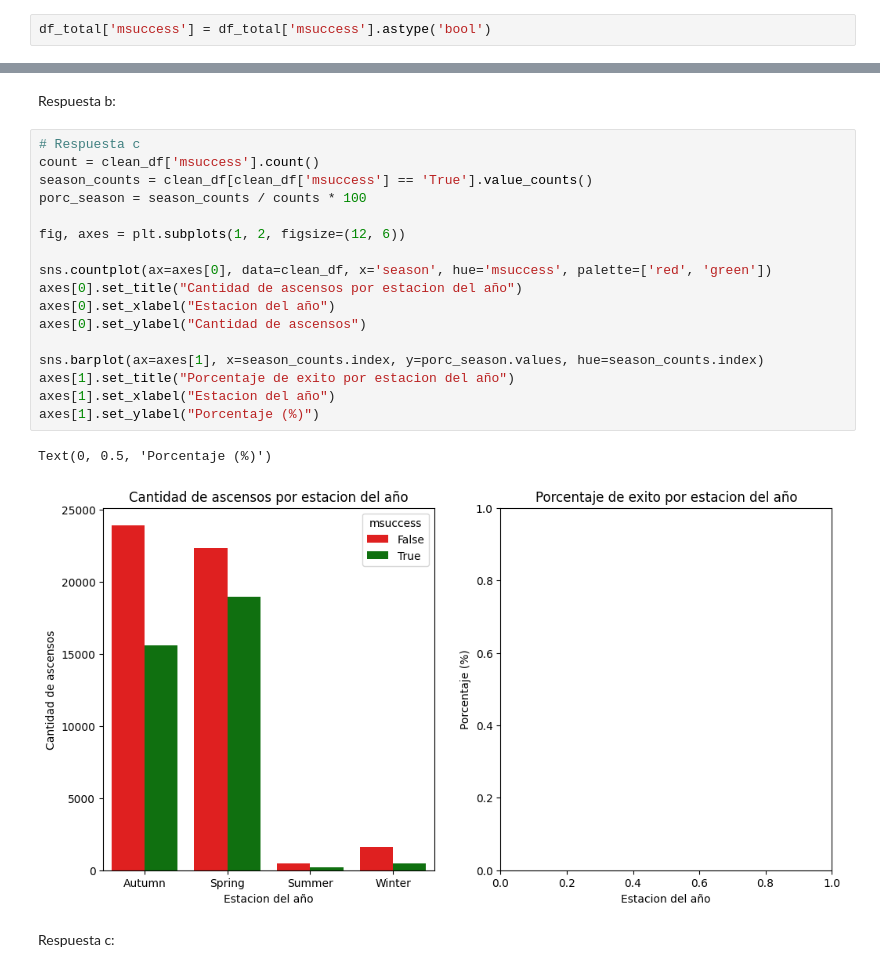
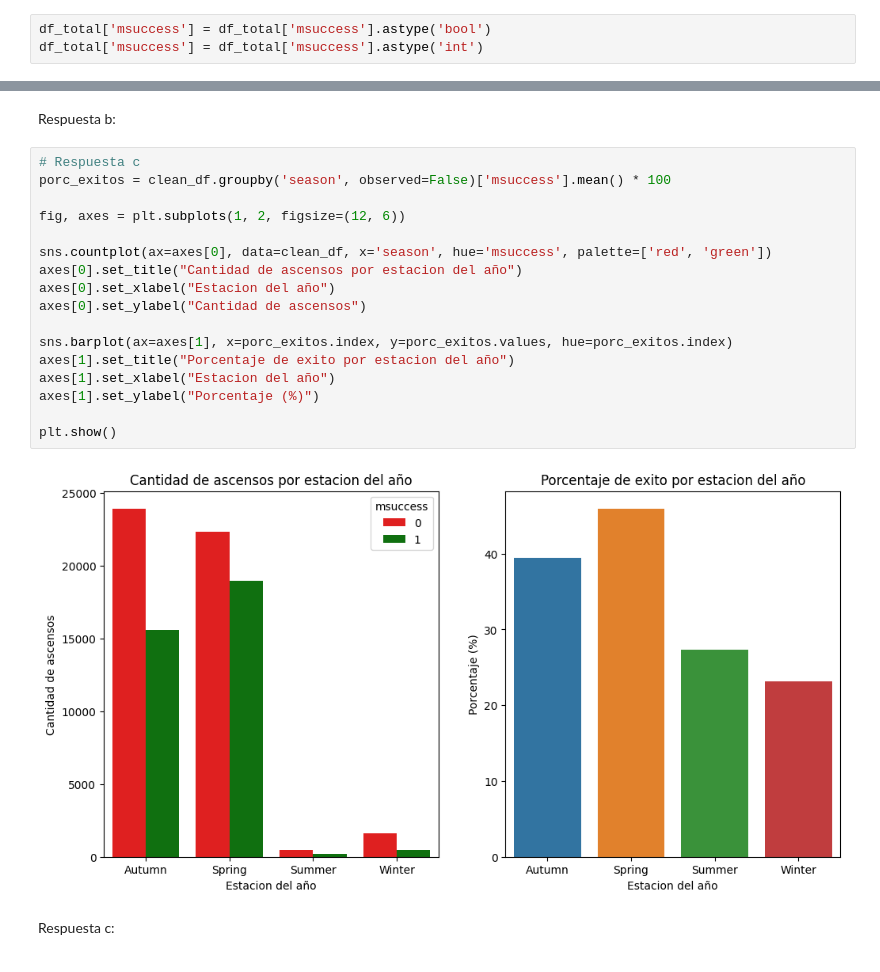
Before and after one commit to Fi-Vera/IMT2200-Francisco-Vera, a Jupyter notebook: Tareas/Tarea 4/IMT2200-25s2 - Tarea 04.ipynb, the cells around one changed output, grey strips where cells are left out. Drawn from its saved outputs; the diff is of its cells as text.

```diff
--- a/Tareas/Tarea 4/IMT2200-25s2 - Tarea 04.ipynb
+++ b/Tareas/Tarea 4/IMT2200-25s2 - Tarea 04.ipynb
@@ -186,5 +186,6 @@ Se convierte la columna ``msuccess`` en booleanos ya que solo tiene valores de T
 # %%
 df_total['msuccess'] = df_total['msuccess'].astype('bool')
+df_total['msuccess'] = df_total['msuccess'].astype('int')
 # %% [markdown]
 Se convierte la columna ``season`` en categoria ya que contiene 4 valores unicos solamente.
 # %%
@@ -296,23 +298,22 @@ ax.set(xlim=(0, 90))
 Respuesta b:
 # %%
 # Respuesta c
-count = clean_df['msuccess'].count()
-season_counts = clean_df[clean_df['msuccess'] == 'True'].value_counts()
-porc_season = season_counts / counts * 100
+porc_exitos = clean_df.groupby('season', observed=False)['msuccess'].mean() * 100
 
 fig, axes = plt.subplots(1, 2, figsize=(12, 6))
 
 sns.countplot(ax=axes[0], data=clean_df, x='season', hue='msuccess', palette=['red', 'green'])
 axes[0].set_title("Cantidad de ascensos por estacion del año")
 axes[0].set_xlabel("Estacion del año")
 axes[0].set_ylabel("Cantidad de ascensos")
 
-sns.barplot(ax=axes[1], x=season_counts.index, y=porc_season.values, hue=season_counts.index)
+sns.barplot(ax=axes[1], x=porc_exitos.index, y=porc_exitos.values, hue=porc_exitos.index)
 axes[1].set_title("Porcentaje de exito por estacion del año")
 axes[1].set_xlabel("Estacion del año")
 axes[1].set_ylabel("Porcentaje (%)")
+
+plt.show()
 # %% [output]
-Text(0, 0.5, 'Porcentaje (%)')
-[figure, old version]
+[figure, new version]
 # %% [markdown]
 Respuesta c:
```
Also changed, not shown: parts of 10 cells of this notebook.
